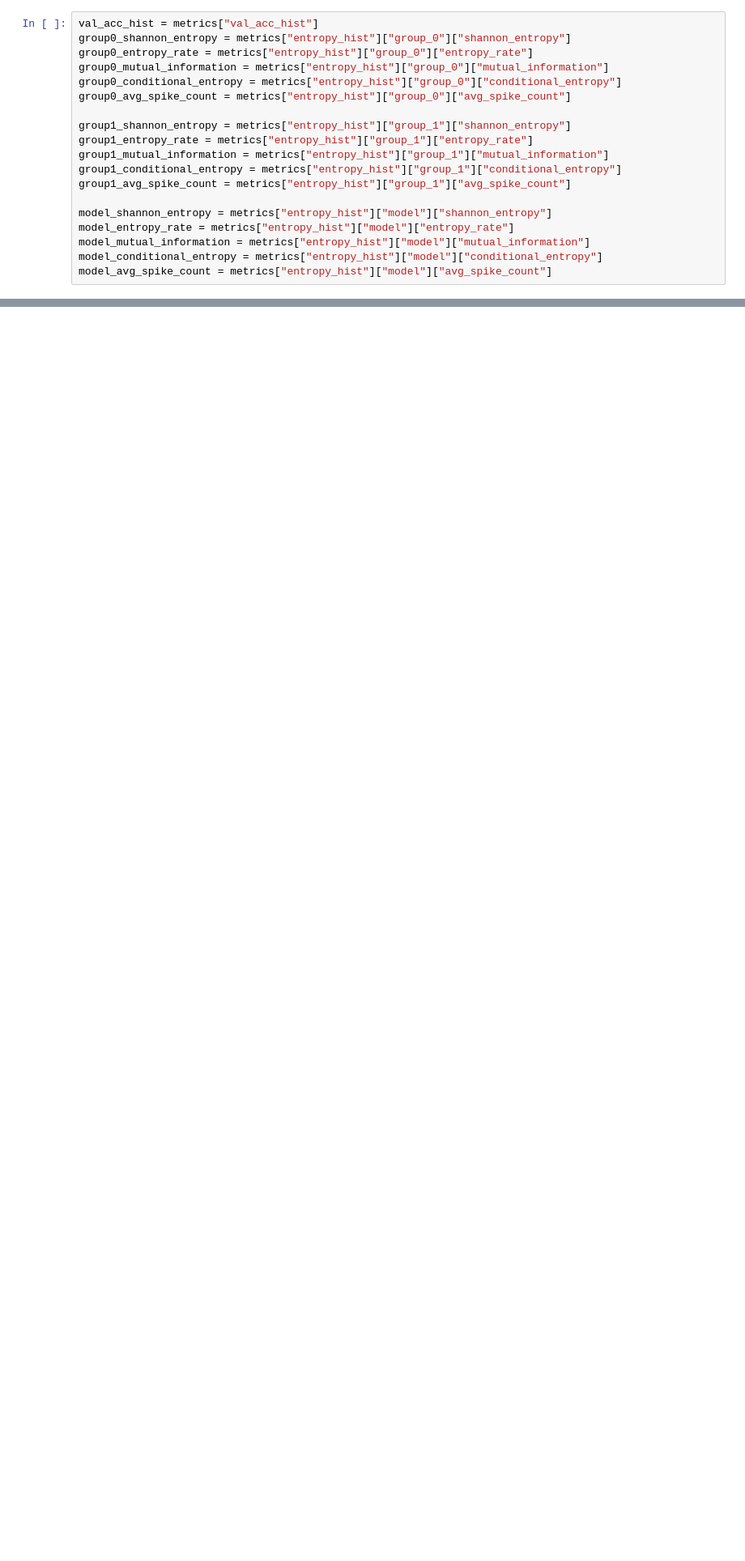
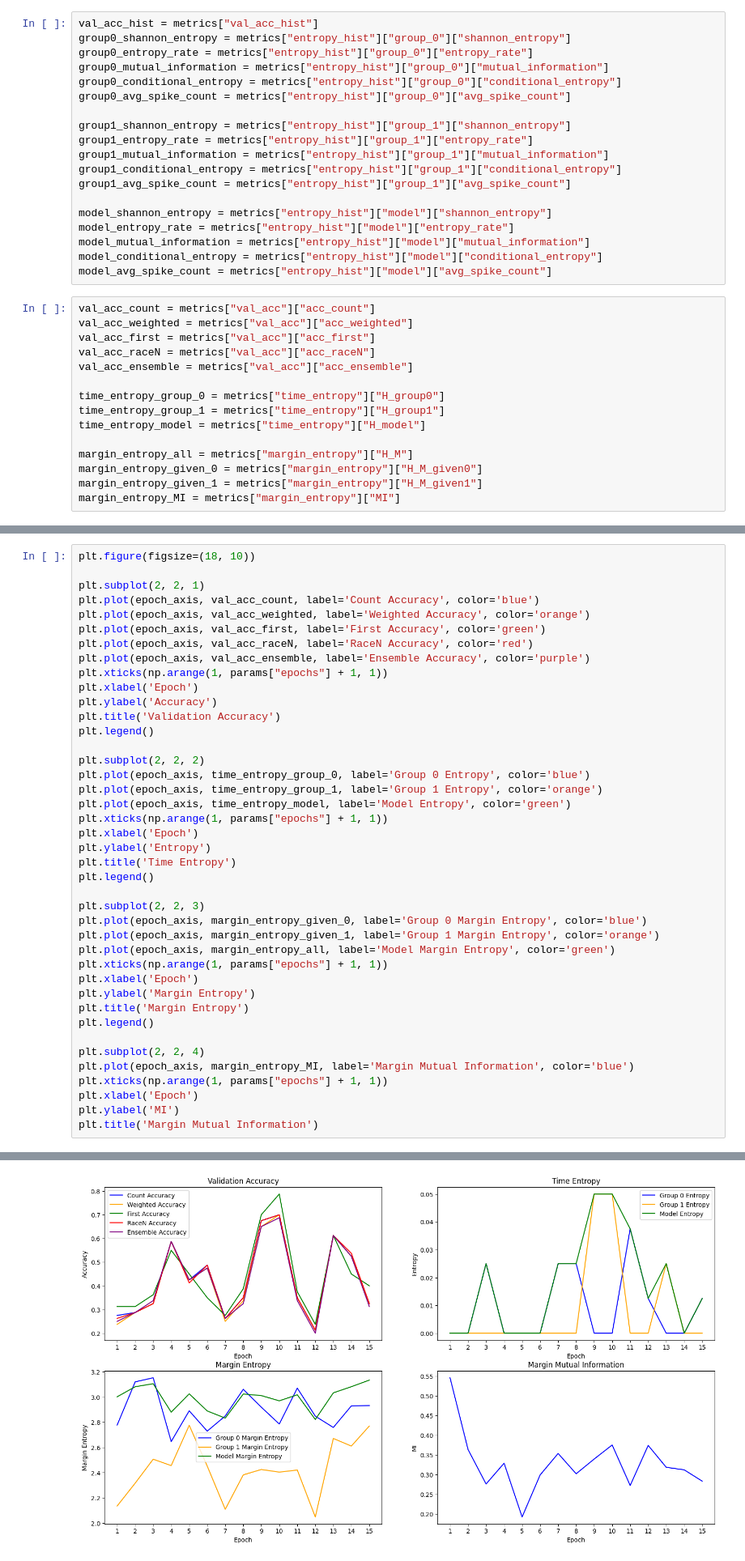
Before and after one commit to Artori-kun/SNN-Entropy, a Jupyter notebook: stdp-classifier.ipynb, the cells around one changed output, grey strips where cells are left out. Shown at 81% size. Cells and saved outputs as stored; diff of their text form; blank space fills up the shorter version.

```diff
--- a/stdp-classifier.ipynb
+++ b/stdp-classifier.ipynb
@@ -455,6 +512,21 @@ model_entropy_rate = metrics["entropy_hist"]["model"]["entropy_rate"]
 model_mutual_information = metrics["entropy_hist"]["model"]["mutual_information"]
 model_conditional_entropy = metrics["entropy_hist"]["model"]["conditional_entropy"]
 model_avg_spike_count = metrics["entropy_hist"]["model"]["avg_spike_count"]
+# %%
+val_acc_count = metrics["val_acc"]["acc_count"]
+val_acc_weighted = metrics["val_acc"]["acc_weighted"]
+val_acc_first = metrics["val_acc"]["acc_first"]
+val_acc_raceN = metrics["val_acc"]["acc_raceN"]
+val_acc_ensemble = metrics["val_acc"]["acc_ensemble"]
+
+time_entropy_group_0 = metrics["time_entropy"]["H_group0"]
+time_entropy_group_1 = metrics["time_entropy"]["H_group1"]
+time_entropy_model = metrics["time_entropy"]["H_model"]
+
+margin_entropy_all = metrics["margin_entropy"]["H_M"]
+margin_entropy_given_0 = metrics["margin_entropy"]["H_M_given0"]
+margin_entropy_given_1 = metrics["margin_entropy"]["H_M_given1"]
+margin_entropy_MI = metrics["margin_entropy"]["MI"]
 # %%
 epoch_axis = np.arange(1, params["epochs"] + 1, 1)
 
@@ -527,0 +600,42 @@ plt.show()
+# %%
+plt.figure(figsize=(18, 10))
+
+plt.subplot(2, 2, 1)
+plt.plot(epoch_axis, val_acc_count, label='Count Accuracy', color='blue')
+plt.plot(epoch_axis, val_acc_weighted, label='Weighted Accuracy', color='orange')
+plt.plot(epoch_axis, val_acc_first, label='First Accuracy', color='green')
+plt.plot(epoch_axis, val_acc_raceN, label='RaceN Accuracy', color='red')
+plt.plot(epoch_axis, val_acc_ensemble, label='Ensemble Accuracy', color='purple')
+plt.xticks(np.arange(1, params["epochs"] + 1, 1))
+plt.xlabel('Epoch')
+plt.ylabel('Accuracy')
+plt.title('Validation Accuracy')
+plt.legend()
+
+plt.subplot(2, 2, 2)
+plt.plot(epoch_axis, time_entropy_group_0, label='Group 0 Entropy', color='blue')
+plt.plot(epoch_axis, time_entropy_group_1, label='Group 1 Entropy', color='orange')
+plt.plot(epoch_axis, time_entropy_model, label='Model Entropy', color='green')
+plt.xticks(np.arange(1, params["epochs"] + 1, 1))
+plt.xlabel('Epoch')
+plt.ylabel('Entropy')
+plt.title('Time Entropy')
+plt.legend()
+
+plt.subplot(2, 2, 3)
+plt.plot(epoch_axis, margin_entropy_given_0, label='Group 0 Margin Entropy', color='blue')
+plt.plot(epoch_axis, margin_entropy_given_1, label='Group 1 Margin Entropy', color='orange')
+plt.plot(epoch_axis, margin_entropy_all, label='Model Margin Entropy', color='green')
+plt.xticks(np.arange(1, params["epochs"] + 1, 1))
+plt.xlabel('Epoch')
+plt.ylabel('Margin Entropy')
+plt.title('Margin Entropy')
+plt.legend()
+
+plt.subplot(2, 2, 4)
+plt.plot(epoch_axis, margin_entropy_MI, label='Margin Mutual Information', color='blue')
+plt.xticks(np.arange(1, params["epochs"] + 1, 1))
+plt.xlabel('Epoch')
+plt.ylabel('MI')
+plt.title('Margin Mutual Information')
+# %% [output]
@@ -527,0 +643 @@ plt.show()
+[figure, added]
```
Also changed, not shown: parts of 6 cells of this notebook, 25 other files.
